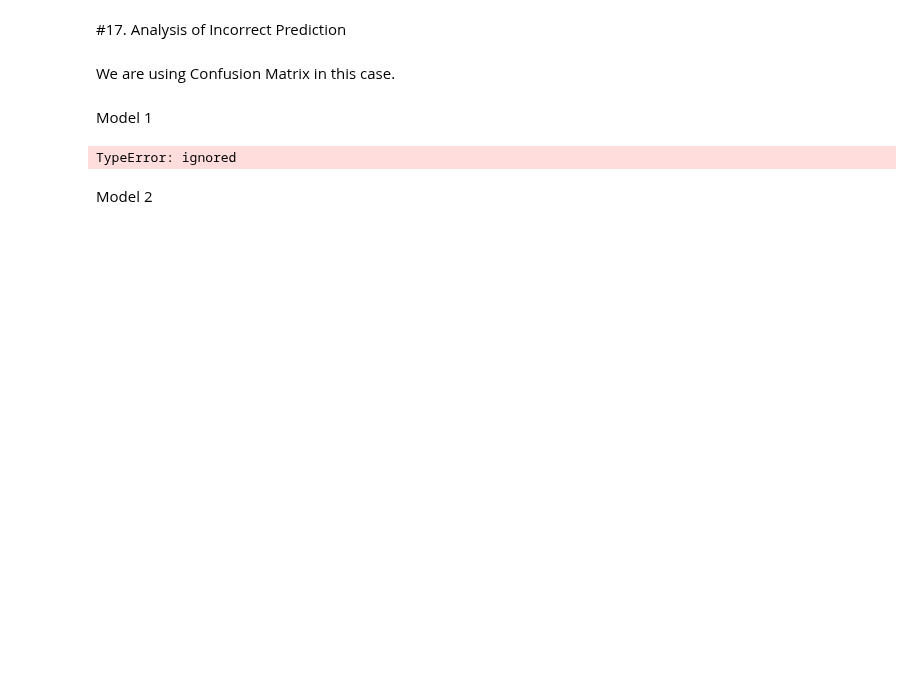
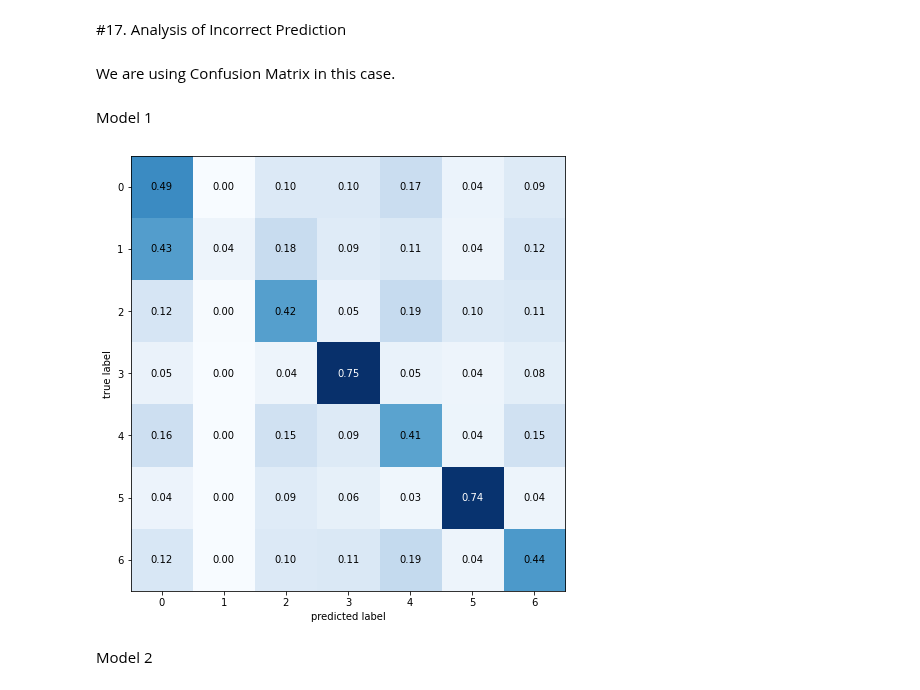
Before and after one commit to rohitrv8922/Face-Emotion-Recognition-Detection, a Jupyter notebook: Face_Emotion_Recognition.ipynb, the cells around one changed output. Saved outputs shown, nothing was run; the diff lists cells and outputs as text; code cells hidden in the pictures; blank space fills up the shorter version.

```diff
--- a/Face_Emotion_Recognition.ipynb
+++ b/Face_Emotion_Recognition.ipynb
@@ -712,14 +712,13 @@ df_compare['wrong'] = np.where(df_compare['real']!=df_compare['pred'], 1, 0)
 # %%
 conf_mat = confusion_matrix(test_labels.argmax(axis=1), pred_test_labels1.argmax(axis=1))
 
 fig, ax = plot_confusion_matrix(conf_mat=conf_mat,
                                 show_normed=True,
                                 show_absolute=False,
-                                class_names=emotions.values(),
                                 figsize=(8, 8))
 fig.show()
 # %% [output]
-TypeError: ignored
+[figure, added]
 # %% [markdown]
 Model 2
 # %%
```
Also changed, not shown: parts of 21 cells of this notebook.
